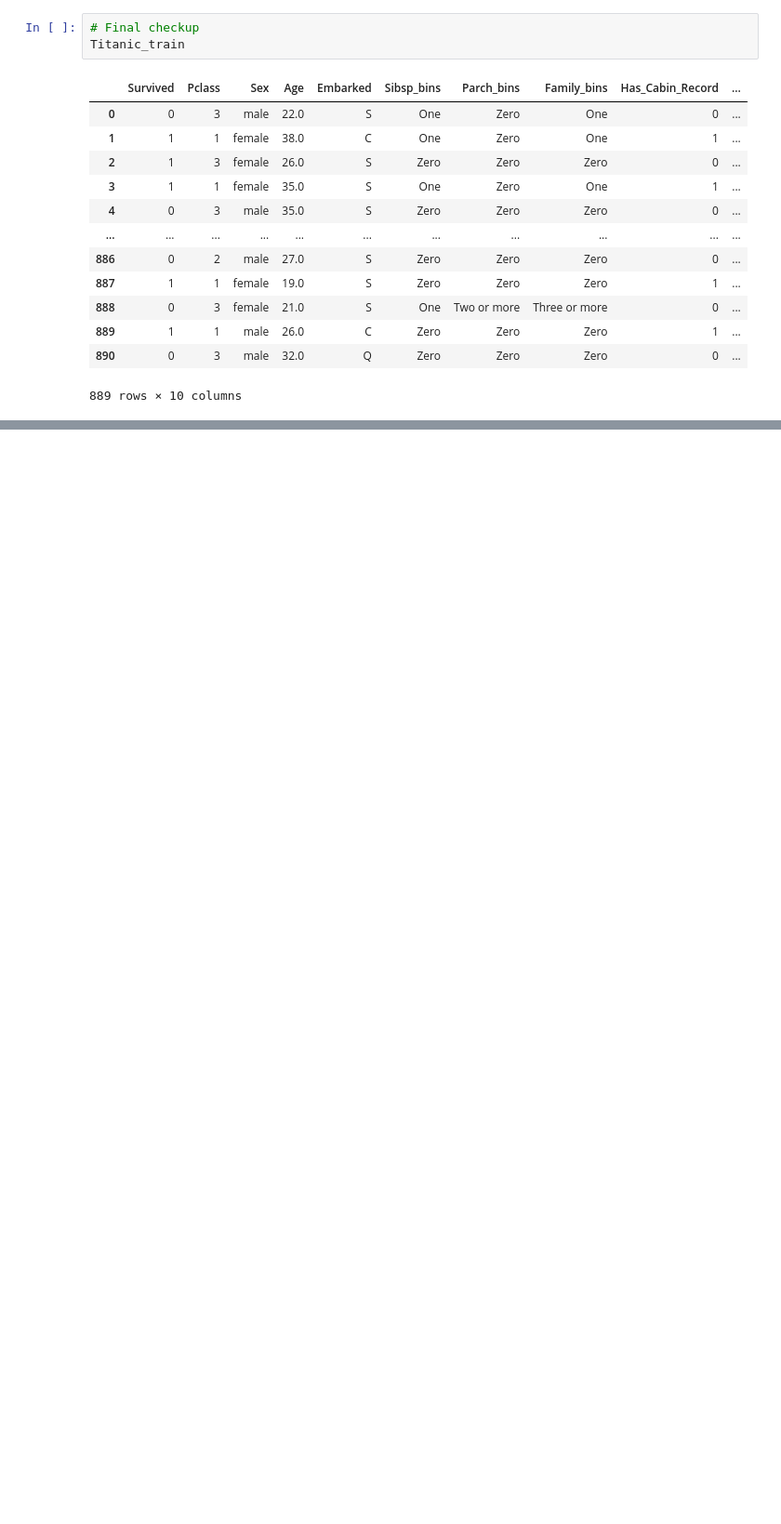
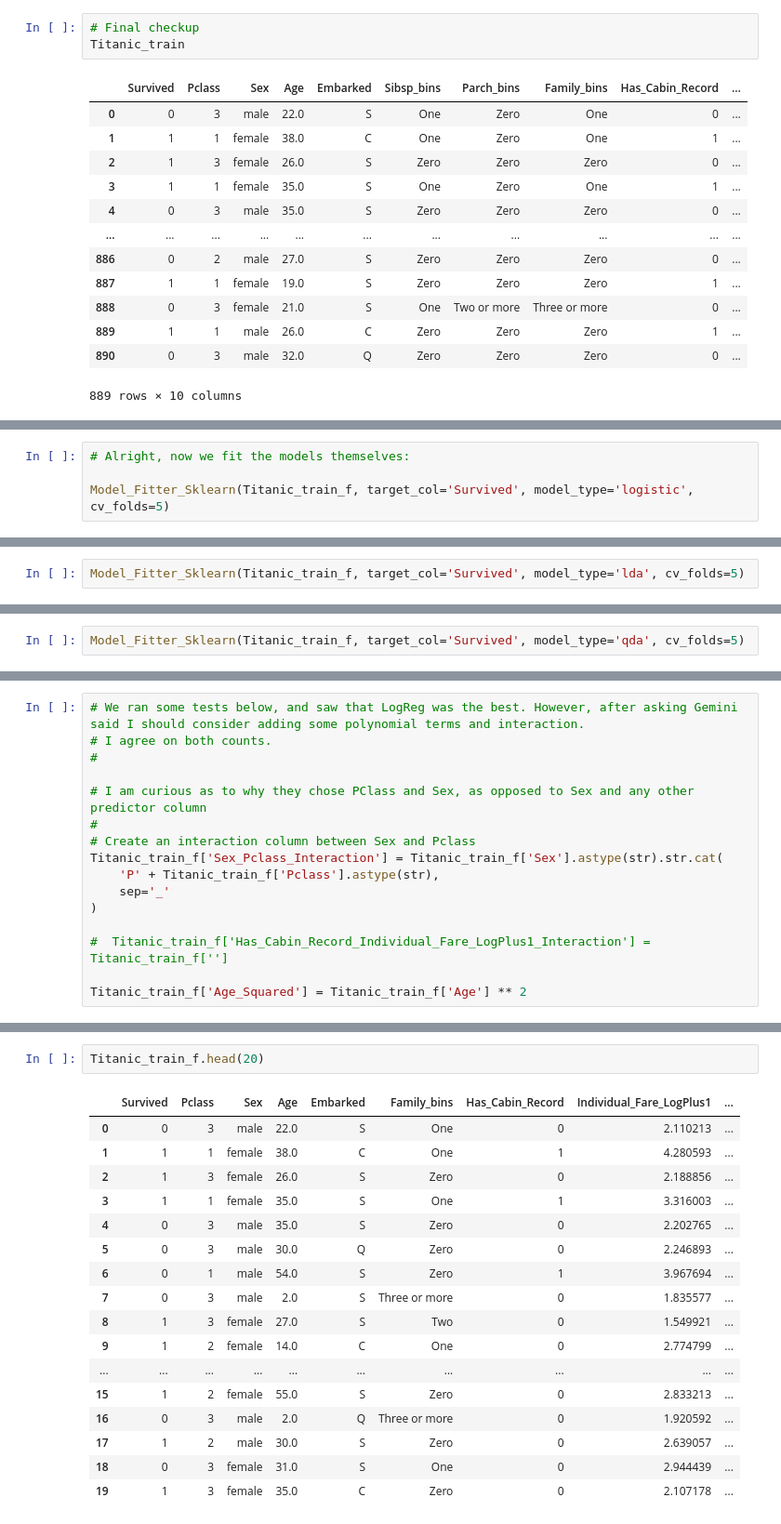
Before and after one commit to Mescoman/Titanic_Kaggle, a Jupyter notebook: Titanic_Notebook_EDA_cleaner.ipynb, the cells around one changed output, grey strips where cells are left out. Shown at 93% size. Saved outputs shown, nothing was run; the diff lists cells and outputs as text; blank space fills up the shorter version.

```diff
--- a/Titanic_Notebook_EDA_cleaner.ipynb
+++ b/Titanic_Notebook_EDA_cleaner.ipynb
@@ -327,0 +509,4 @@ array([0.83146067, 0.80337079, 0.79775281, 0.80337079, 0.82485876])
+# %%
+# Alright, now we fit the models themselves:
+
+Model_Fitter_Sklearn(Titanic_train_f, target_col='Survived', model_type='logistic', cv_folds=5)
@@ -327,0 +539,2 @@ array([0.83146067, 0.80337079, 0.79775281, 0.80337079, 0.82485876])
+# %%
+Model_Fitter_Sklearn(Titanic_train_f, target_col='Survived', model_type='lda', cv_folds=5)
@@ -327,0 +567,2 @@ array([0.83146067, 0.80337079, 0.79775281, 0.80337079, 0.82485876])
+# %%
+Model_Fitter_Sklearn(Titanic_train_f, target_col='Survived', model_type='qda', cv_folds=5)
@@ -327,0 +660,16 @@ array([0.83146067, 0.80337079, 0.79775281, 0.80337079, 0.82485876])
+# %%
+# We ran some tests below, and saw that LogReg was the best. However, after asking Gemini said I should consider adding some polynomial terms and interaction.
+# I agree on both counts.
+#
+
+# I am curious as to why they chose PClass and Sex, as opposed to Sex and any other predictor column
+#
+# Create an interaction column between Sex and Pclass
+Titanic_train_f['Sex_Pclass_Interaction'] = Titanic_train_f['Sex'].astype(str).str.cat(
+    'P' + Titanic_train_f['Pclass'].astype(str),
+    sep='_'
+)
+
+#  Titanic_train_f['Has_Cabin_Record_Individual_Fare_LogPlus1_Interaction'] = Titanic_train_f['']
+
+Titanic_train_f['Age_Squared'] = Titanic_train_f['Age'] ** 2
@@ -327,0 +729,20 @@ array([0.83146067, 0.80337079, 0.79775281, 0.80337079, 0.82485876])
+# %%
+Titanic_train_f.head(20)
+# %% [output]
+|  | Survived | Pclass | Sex | Age | Embarked | Family_bins | Has_Cabin_Record | Individual_Fare_LogPlus1 | ... |
+| 0 | 0 | 3 | male | 22.0 | S | One | 0 | 2.110213 | ... |
+| 1 | 1 | 1 | female | 38.0 | C | One | 1 | 4.280593 | ... |
+| 2 | 1 | 3 | female | 26.0 | S | Zero | 0 | 2.188856 | ... |
+| 3 | 1 | 1 | female | 35.0 | S | One | 1 | 3.316003 | ... |
+| 4 | 0 | 3 | male | 35.0 | S | Zero | 0 | 2.202765 | ... |
+| 5 | 0 | 3 | male | 30.0 | Q | Zero | 0 | 2.246893 | ... |
+| 6 | 0 | 1 | male | 54.0 | S | Zero | 1 | 3.967694 | ... |
+| 7 | 0 | 3 | male | 2.0 | S | Three or more | 0 | 1.835577 | ... |
+| 8 | 1 | 3 | female | 27.0 | S | Two | 0 | 1.549921 | ... |
+| 9 | 1 | 2 | female | 14.0 | C | One | 0 | 2.774799 | ... |
+| ... | ... | ... | ... | ... | ... | ... | ... | ... | ... |
+| 15 | 1 | 2 | female | 55.0 | S | Zero | 0 | 2.833213 | ... |
+| 16 | 0 | 3 | male | 2.0 | Q | Three or more | 0 | 1.920592 | ... |
+| 17 | 1 | 2 | male | 30.0 | S | Zero | 0 | 2.639057 | ... |
+| 18 | 0 | 3 | female | 31.0 | S | One | 0 | 2.944439 | ... |
+| 19 | 1 | 3 | female | 35.0 | C | Zero | 0 | 2.107178 | ... |
```
Also changed, not shown: parts of 22 cells of this notebook, 3 other files.
